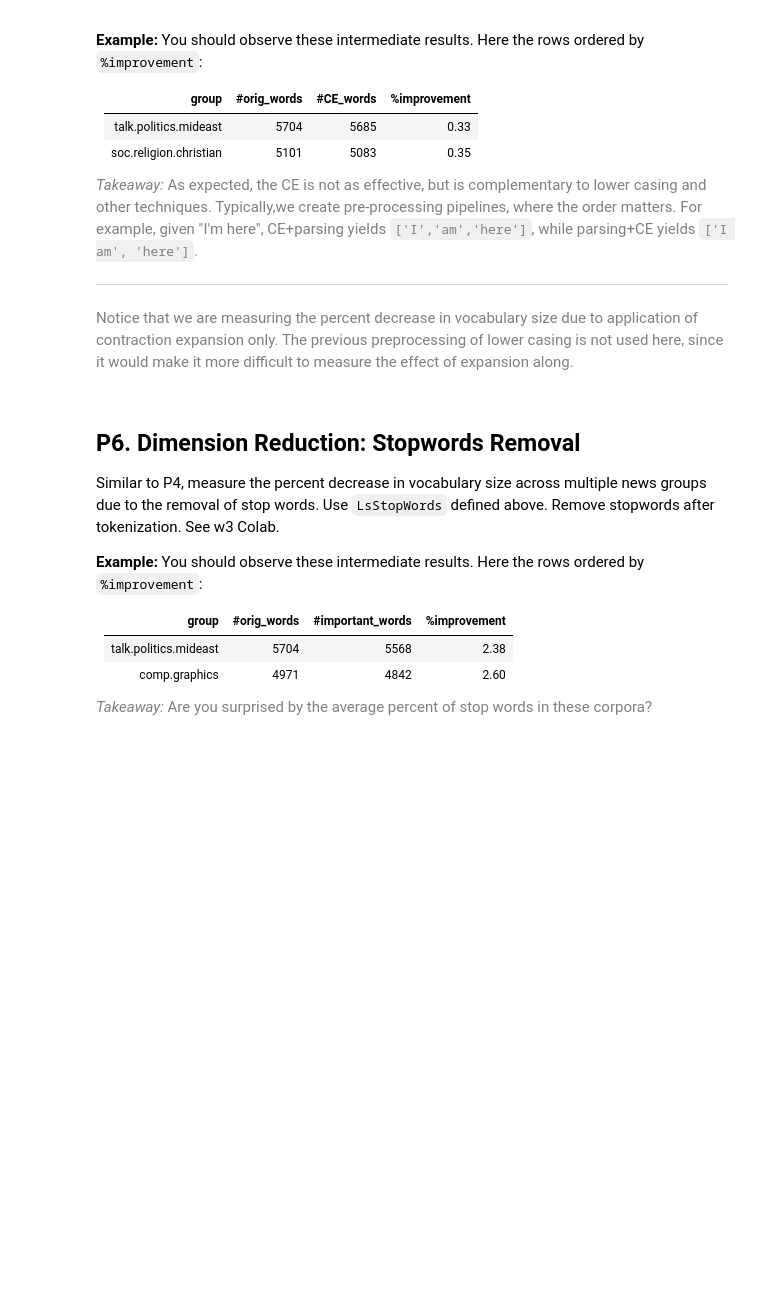
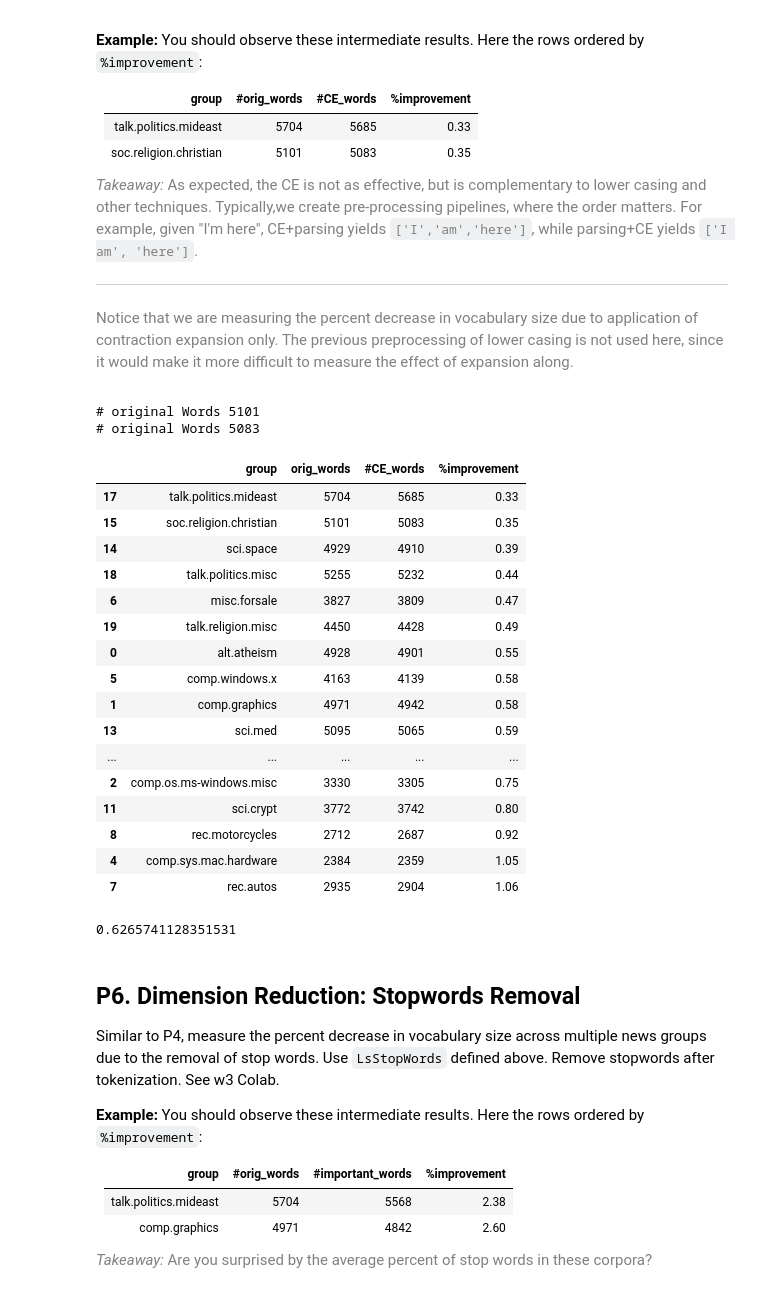
Before and after one commit to ajaykrishna2013/NLP, a Jupyter notebook: w3_Quiz_NLP_NLU.ipynb, the cells around one changed output. Drawn from its saved outputs; the diff is of its cells as text; code cells hidden in the pictures; blank space fills up the shorter version.

```diff
--- a/w3_Quiz_NLP_NLU.ipynb
+++ b/w3_Quiz_NLP_NLU.ipynb
@@ -196,3 +333,67 @@ Similar to P4, measure the percent decrease in vocabulary size across multiple n
+# %%
+moto_news = LoadNews(['soc.religion.christian'])
+#print(moto_news[:150])
+token_list = nltk.WordPunctTokenizer().tokenize(moto_news)
+org_word_freq = Counter(token_list)
+print("# original Words", len(org_word_freq))
+#print('Most Common',org_word_freq.most_common()[:100])
+
+
+moto_news_exp = contractions.fix(moto_news)
+#print(moto_news_exp[:150])
+token_list_exp = nltk.WordPunctTokenizer().tokenize(moto_news_exp)
+exp_word_freq = Counter(token_list_exp)
+print("# original Words", len(exp_word_freq))
+#print('Most Common',exp_word_freq.most_common()[:100])
+# %% [output]
+# original Words 5101
+# original Words 5083
+# %%
+df_improvement_exp = pd.DataFrame(columns=['group', 'orig_words',	'#CE_words',	'%improvement'])
+pd.set_option('display.max_rows', 85)
+# %%
+def compute_exp_improvement(news_group):
+  news = LoadNews([news_group])
+  token_list = nltk.WordPunctTokenizer().tokenize(news)
+  org_word_freq = Counter(token_list)
+  num_org_word = len(org_word_freq)
+
+  news_exp = contractions.fix(news)
+  token_list_exp = nltk.WordPunctTokenizer().tokenize(news_exp)
+  exp_word_freq = Counter(token_list_exp)
+  num_exp_word = len(exp_word_freq)
+  return {'group': news_group,
+          'orig_words': num_org_word,
+          '#CE_words': num_exp_word,
+          '%improvement': ((num_org_word - num_exp_word)/num_org_word) * 100}
+# %%
+result = []
+for news_group in LsTgtNames:
+  df_improvement_exp = df_improvement_exp.append(compute_exp_improvement(news_group), ignore_index=True)
+# %%
+df_improvement_exp.sort_values(by='%improvement')
+# %% [output]
+|  | group | orig_words | #CE_words | %improvement |
+| 17 | talk.politics.mideast | 5704 | 5685 | 0.33 |
+| 15 | soc.religion.christian | 5101 | 5083 | 0.35 |
+| 14 | sci.space | 4929 | 4910 | 0.39 |
+| 18 | talk.politics.misc | 5255 | 5232 | 0.44 |
+| 6 | misc.forsale | 3827 | 3809 | 0.47 |
+| 19 | talk.religion.misc | 4450 | 4428 | 0.49 |
+| 0 | alt.atheism | 4928 | 4901 | 0.55 |
+| 5 | comp.windows.x | 4163 | 4139 | 0.58 |
+| 1 | comp.graphics | 4971 | 4942 | 0.58 |
+| 13 | sci.med | 5095 | 5065 | 0.59 |
+| ... | ... | ... | ... | ... |
+| 2 | comp.os.ms-windows.misc | 3330 | 3305 | 0.75 |
+| 11 | sci.crypt | 3772 | 3742 | 0.80 |
+| 8 | rec.motorcycles | 2712 | 2687 | 0.92 |
+| 4 | comp.sys.mac.hardware | 2384 | 2359 | 1.05 |
+| 7 | rec.autos | 2935 | 2904 | 1.06 |
+# %%
+np.median(df_improvement_exp['%improvement'])
+# %% [output]
+0.6265741128351531
 # %% [markdown]
 ## **P6. Dimension Reduction: Stopwords Removal**
 
```
Also changed, not shown: parts of 45 cells of this notebook.
